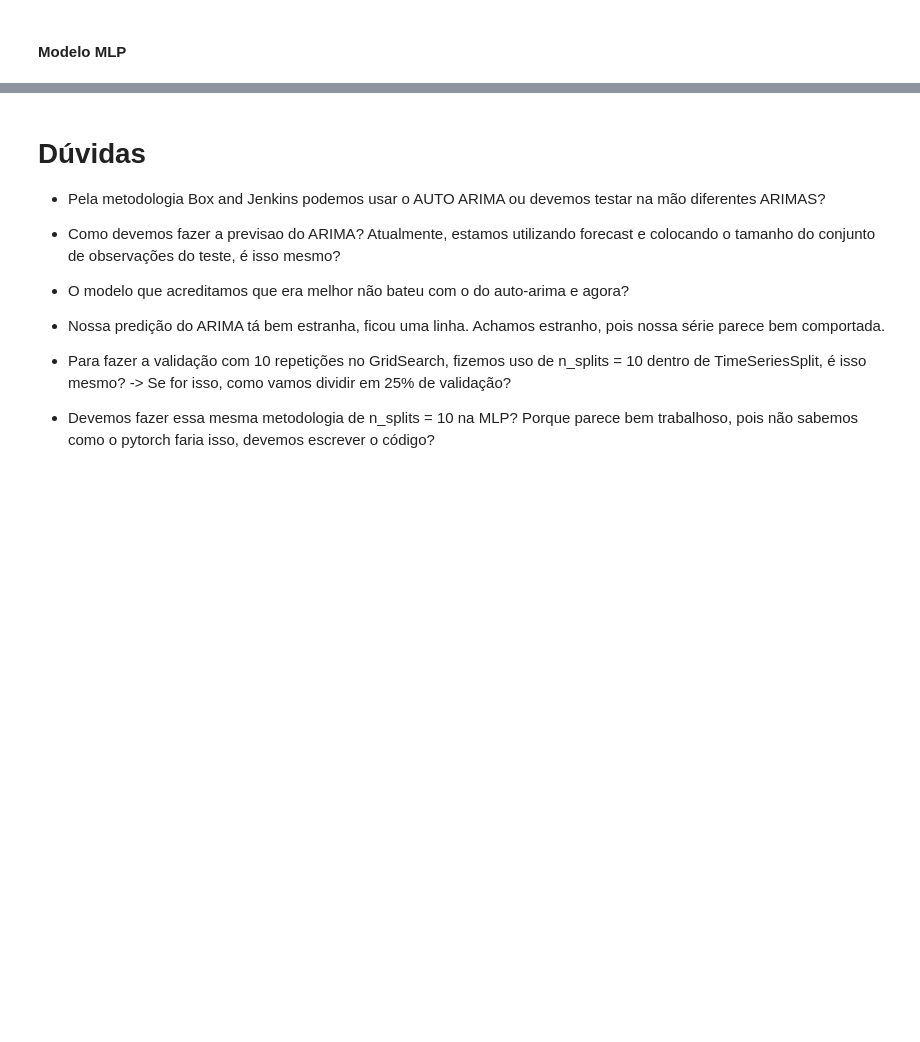
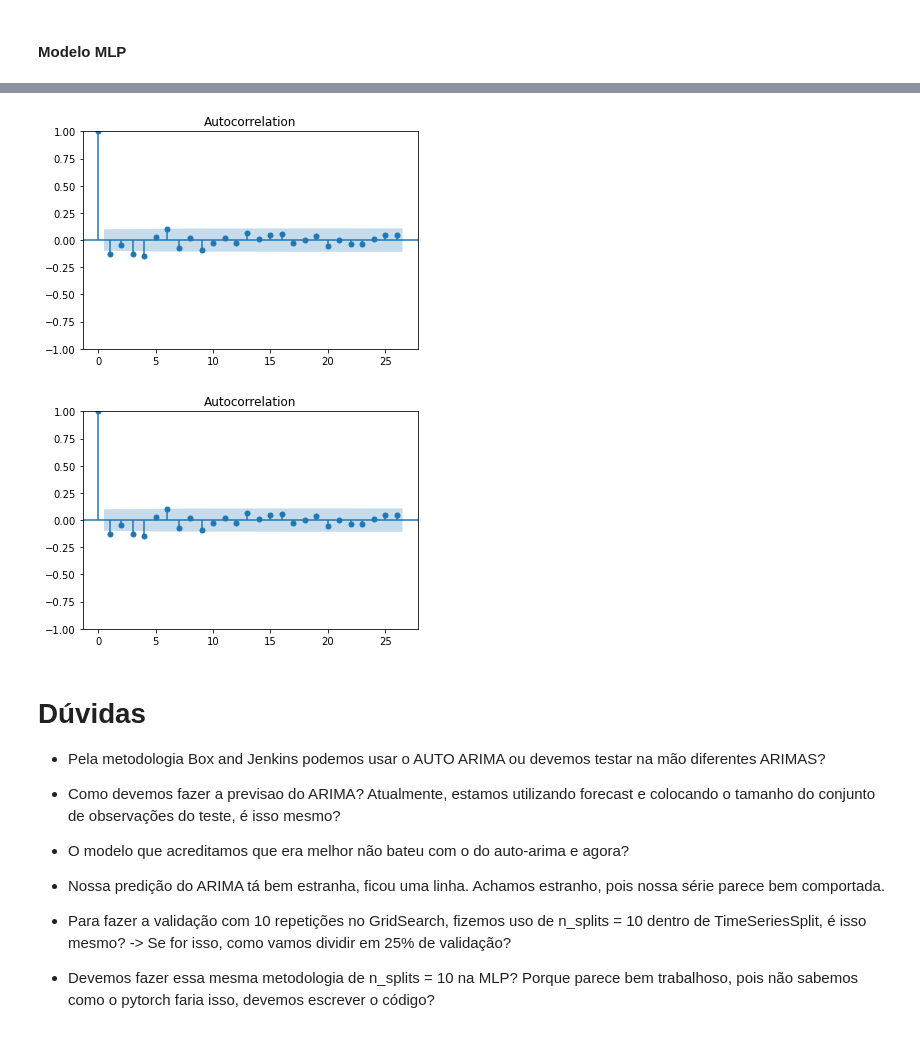
Before and after one commit to lucascouri2/residencia-st, a Jupyter notebook: Relatorio.ipynb, the cells around one changed output, grey strips where cells are left out. Cells and saved outputs as stored; diff of their text form; code cells hidden in the pictures; blank space fills up the shorter version.

```diff
--- a/Relatorio.ipynb
+++ b/Relatorio.ipynb
@@ -663,3 +736,8 @@ pd.concat([pd.Series(pred_best_MLP, name='pred'), y_test_d1.reset_index(drop=Tru
+# %%
+plot_acf(residuos)
+# %% [output]
+[figure, added]
+[figure, added]
 # %%
 # graf_ajuste(pd.Series(pred_best_MLP).cumsum(), y_test_d1.reset_index(drop=True).cumsum(), 'Delhi Temperatue - MLP')
 # %%
```
Also changed, not shown: parts of 11 cells of this notebook.
